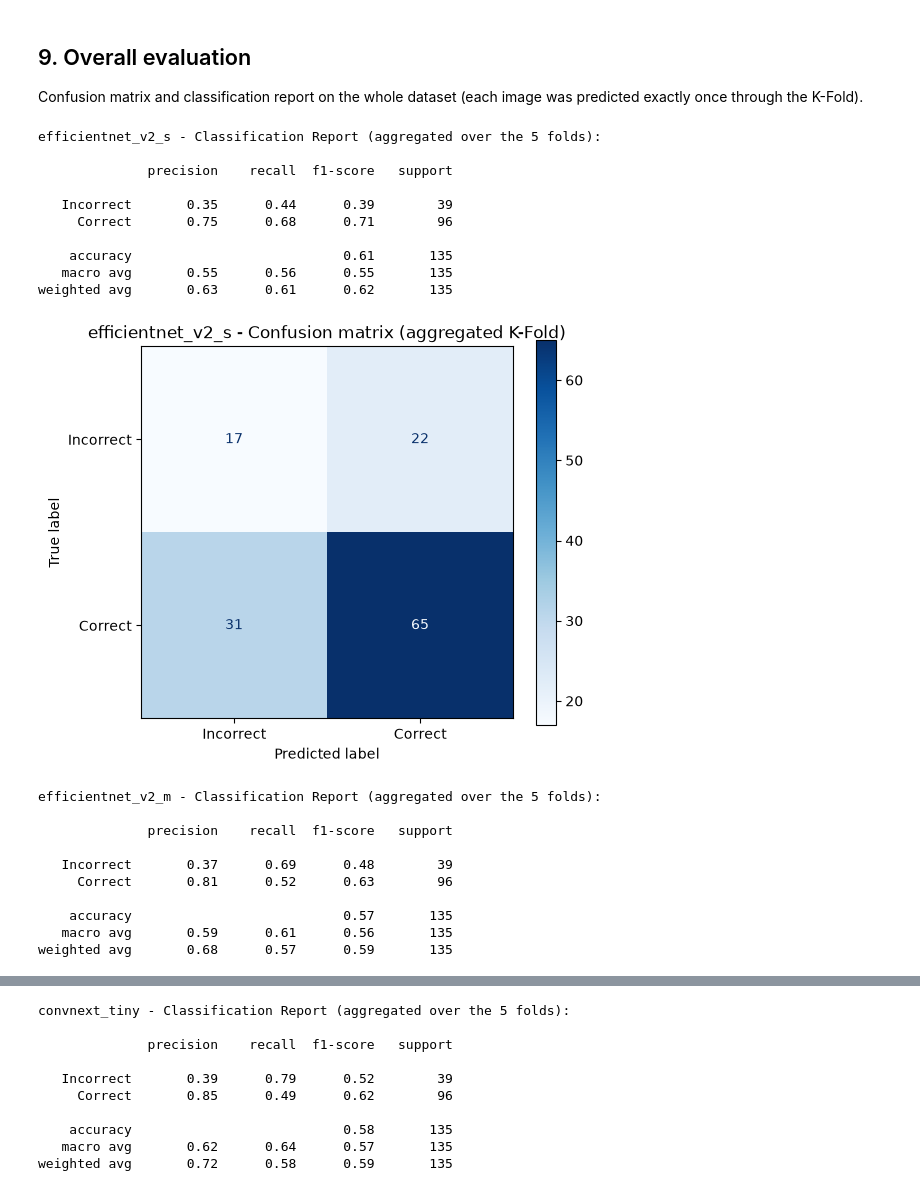
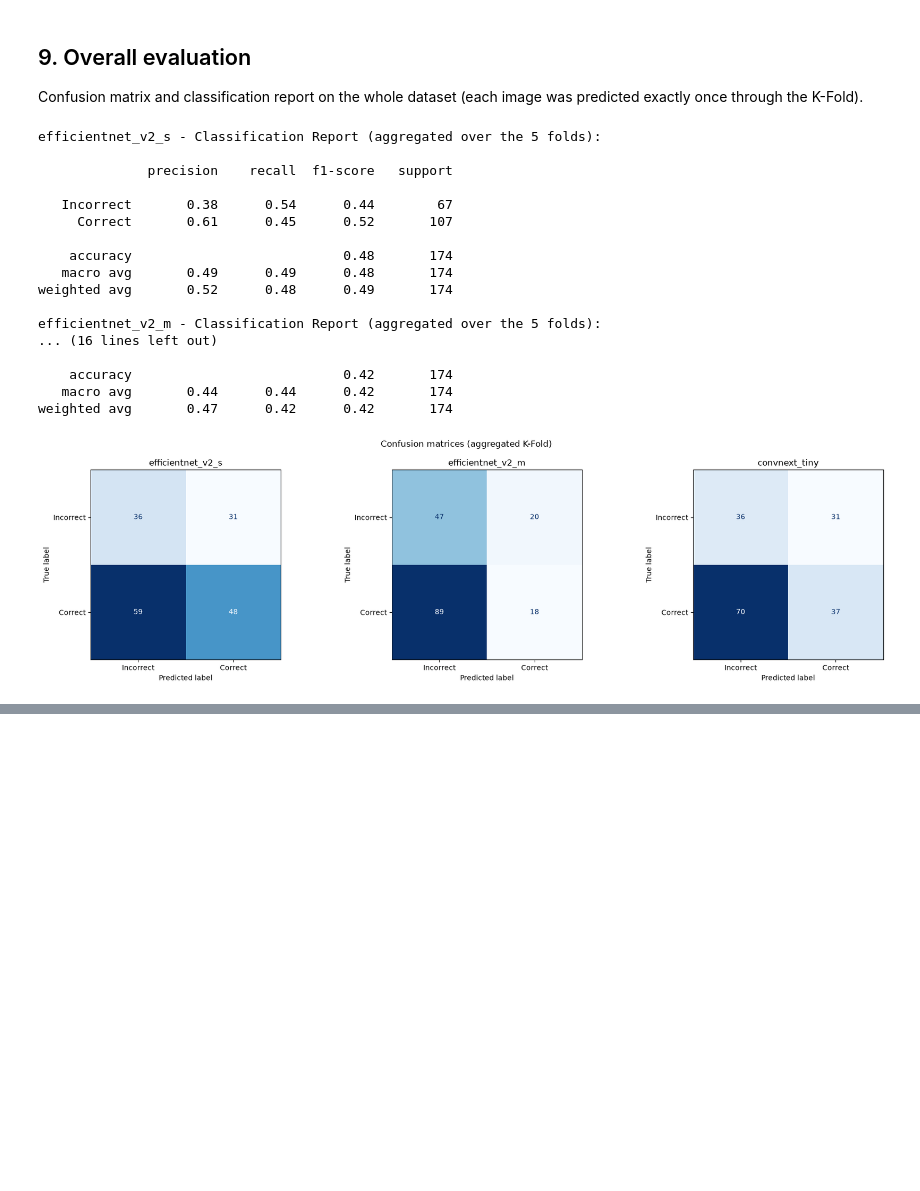
Before and after one commit to Sim0onn/Student-Answer-Scripts-UTM, a Jupyter notebook: notebooks/classifier/03_train.ipynb, the cells around one changed output, grey strips where cells are left out. Saved outputs shown, nothing was run; the diff lists cells and outputs as text; code cells hidden in the pictures; blank space fills up the shorter version.

```diff
--- a/notebooks/classifier/03_train.ipynb
+++ b/notebooks/classifier/03_train.ipynb
@@ -253,7 +293,14 @@ Class weights: correct=0.70, incorrect=1.73
 (the minority class has a higher weight)
 # %%
-skf = StratifiedKFold(n_splits=N_FOLDS, shuffle=True, random_state=SEED)
-FOLDS = list(skf.split(X, y))  # same folds for all models
+# Student of each image: "set_2", "b2_set_2"
+students = copies["student"].to_numpy()
+print(f"{len(np.unique(students))} students")
+
+# Folds grouped by student: a student is never in train and validation at the same time
+sgkf = StratifiedGroupKFold(n_splits=N_FOLDS, shuffle=True, random_state=SEED)
+FOLDS = list(sgkf.split(X, y, groups=students))  # same folds for all models
+for i, (train_idx, val_idx) in enumerate(FOLDS):
+    print(f"Fold {i+1}: val students = {sorted(set(students[val_idx]))}")
 
 
 def compute_metrics(y_true, y_pred):
@@ -266,16 +313,14 @@ def compute_metrics(y_true, y_pred):
 
 
 def make_criterion():
-    # pos_weight applies to class 1 = correct, the majority class → < 1
+    # pos_weight applies to class 1 = correct: < 1 if correct is the majority class, > 1 otherwise
     pos_weight = torch.tensor([weight_for_correct / weight_for_incorrect]).to(device)
     return nn.BCEWithLogitsLoss(pos_weight=pos_weight)
 
 
 def run_kfold(model_name):
-    """Trains and evaluates a model on all folds, then saves its metrics."""
+    """Trains and evaluates a model on all folds."""
     set_seed()  # each model starts from the same random state
-    model_dir = Path(OUTPUT_DIR) / model_name
-    model_dir.mkdir(parents=True, exist_ok=True)
 
     fold_metrics = []
     all_fold_preds = np.zeros(len(y))
@@ -322,7 +367,6 @@ def run_kfold(model_name):
                       f"Val loss: {val_loss:.4f} acc: {val_acc:.3f}")
 
         # Final evaluation of the fold with the last-epoch model
-        torch.save(model.state_dict(), model_dir / f"model_fold{fold+1}.pth")
         _, _, preds, _ = evaluate(model, val_loader, criterion)
 
         all_fold_preds[val_idx] = preds
@@ -336,9 +380,6 @@ def run_kfold(model_name):
         if torch.cuda.is_available():
             torch.cuda.empty_cache()
 
-    with open(model_dir / "metrics.json", "w", encoding="utf-8") as f:
-        json.dump({"folds": fold_metrics, "aggregated": compute_metrics(y, all_fold_preds)}, f, indent=2)
-
     return {"fold_metrics": fold_metrics, "preds": all_fold_preds, "histories": histories}
 
 
@@ -401,37 +442,36 @@ for name, result in results.items():
 
 Confusion matrix and classification report on the whole dataset (each image was predicted exactly once through the K-Fold).
 # %%
-for name, result in results.items():
+fig, axes = plt.subplots(1, len(results), figsize=(6 * len(results), 5))
+for ax, (name, result) in zip(axes, results.items()):
     print(f"{name} - Classification Report (aggregated over the {N_FOLDS} folds):\n")
     print(classification_report(y, result["preds"],
                                 target_names=["Incorrect", "Correct"], zero_division=0))
 
     cm = confusion_matrix(y, result["preds"])
-    disp = ConfusionMatrixDisplay(cm, display_labels=["Incorrect", "Correct"])
-    fig, ax = plt.subplots(figsize=(6, 5))
-    disp.plot(ax=ax, cmap='Blues')
-    plt.title(f"{name} - Confusion matrix (aggregated K-Fold)")
-    plt.savefig(f"{OUTPUT_DIR}/{name}/confusion_matrix.png", dpi=150, bbox_inches='tight')
-    plt.show()
+    ConfusionMatrixDisplay(cm, display_labels=["Incorrect", "Correct"]).plot(ax=ax, cmap='Blues', colorbar=False)
+    ax.set_title(name)
+
+fig.suptitle("Confusion matrices (aggregated K-Fold)")
+plt.tight_layout()
+plt.savefig(OUTPUT_DIR / "confusion_matrices.png", dpi=150, bbox_inches='tight')
+plt.show()
 # %% [output]
 efficientnet_v2_s - Classification Report (aggregated over the 5 folds):
 
               precision    recall  f1-score   support
 
-   Incorrect       0.35      0.44      0.39        39
-     Correct       0.75      0.68      0.71        96
+   Incorrect       0.38      0.54      0.44        67
+     Correct       0.61      0.45      0.52       107
 
-    accuracy                           0.61       135
-   macro avg       0.55      0.56      0.55       135
-weighted avg       0.63      0.61      0.62       135
+    accuracy                           0.48       174
+   macro avg       0.49      0.49      0.48       174
+weighted avg       0.52      0.48      0.49       174
+
+efficientnet_v2_m - Classification Report (aggregated over the 5 folds):
+... (16 lines left out)
+
+    accuracy                           0.42       174
+   macro avg       0.44      0.44      0.42       174
+weighted avg       0.47      0.42      0.42       174
-[figure, old version]
+[figure, new version]
-efficientnet_v2_m - Classification Report (aggregated over the 5 folds):
-
-              precision    recall  f1-score   support
-
-   Incorrect       0.37      0.69      0.48        39
-     Correct       0.81      0.52      0.63        96
-
-    accuracy                           0.57       135
-   macro avg       0.59      0.61      0.56       135
-weighted avg       0.68      0.57      0.59       135
@@ -439,10 +477,0 @@ weighted avg       0.68      0.57      0.59       135
-convnext_tiny - Classification Report (aggregated over the 5 folds):
-
-              precision    recall  f1-score   support
-
-   Incorrect       0.39      0.79      0.52        39
-     Correct       0.85      0.49      0.62        96
-
-    accuracy                           0.58       135
-   macro avg       0.62      0.64      0.57       135
-weighted avg       0.72      0.58      0.59       135
```
Also changed, not shown: parts of 17 cells of this notebook, 17 other files.
